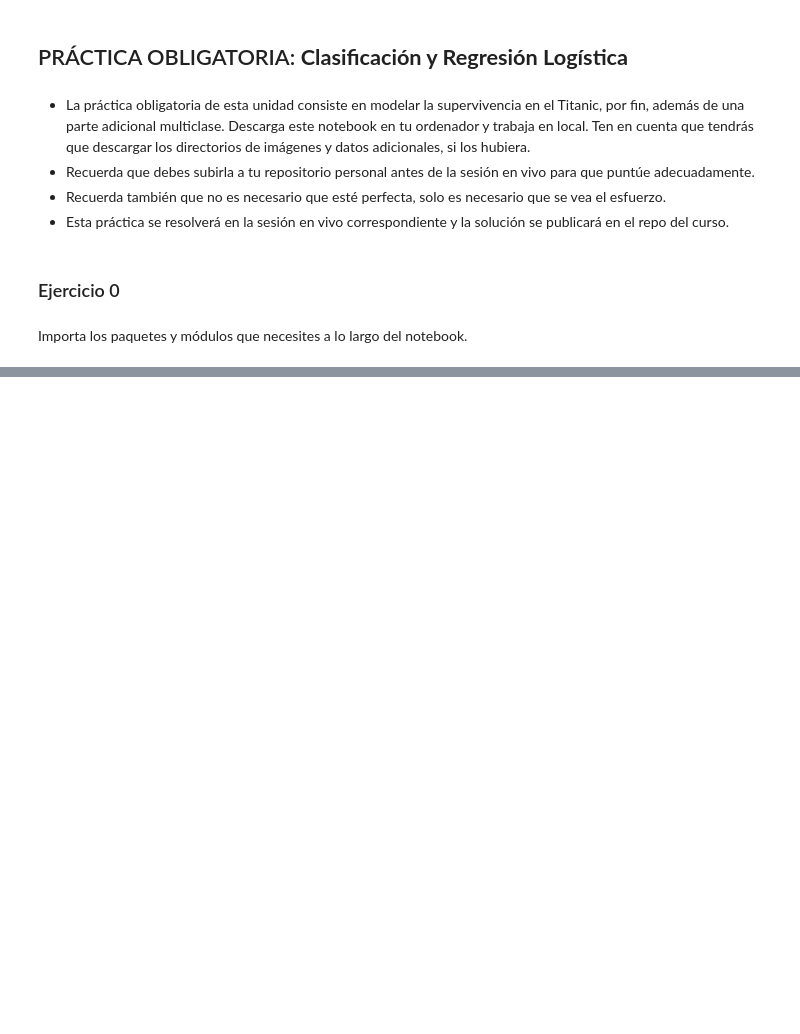
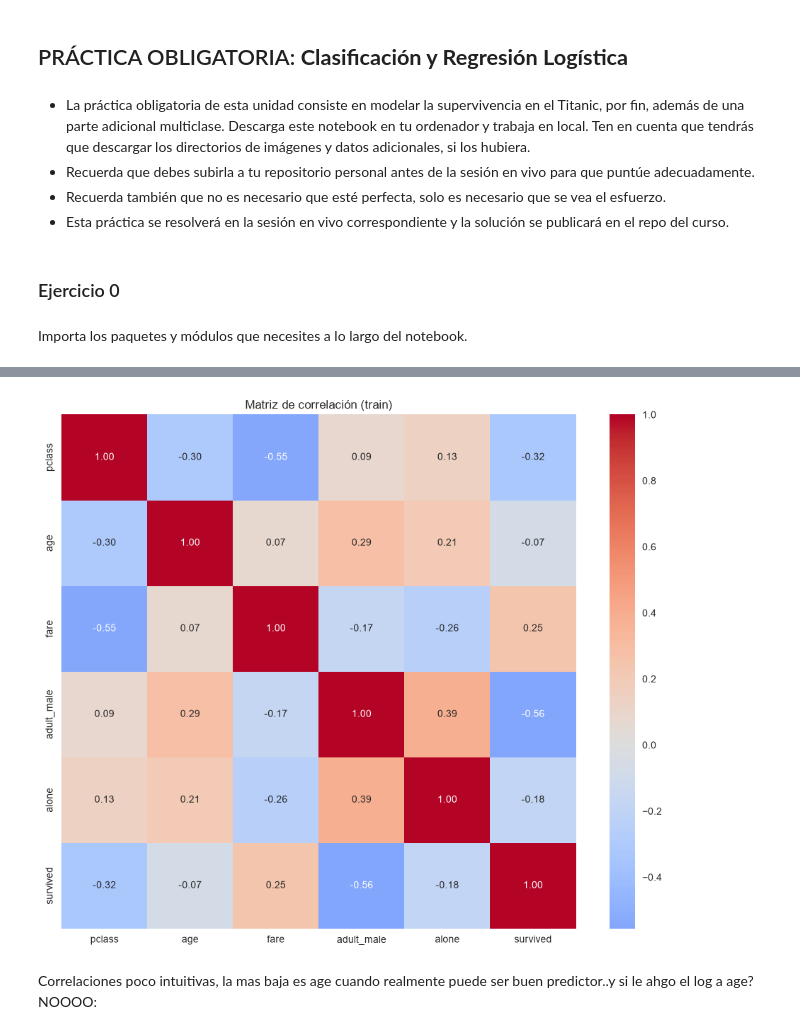
Before and after one commit to PaulitaLull/DATA_SCIENCE_PAULALULL, a Jupyter notebook: 04_Machine_Learning/02_ML_Supervisado/03_Clasificación/ejercicios/P01_Practica_Clasificacion_Regresion_Logistica.ipynb, the cells around one changed output, grey strips where cells are left out. Saved outputs shown, nothing was run; the diff lists cells and outputs as text; code cells hidden in the pictures; blank space fills up the shorter version.

```diff
--- a/04_Machine_Learning/02_ML_Supervisado/03_Clasificación/ejercicios/P01_Practica_Clasificacion_Regresion_Logistica.ipynb
+++ b/04_Machine_Learning/02_ML_Supervisado/03_Clasificación/ejercicios/P01_Practica_Clasificacion_Regresion_Logistica.ipynb
@@ -35,0 +155,14 @@ Los pasos para guiar el trabajo:
+# %%
+# Unir features y target en un solo DataFrame
+train = pd.concat([X_train, y_train], axis=1)
+corr_matrix=train.corr(numeric_only=True)
+plt.figure(figsize=(10,8))
+snn.heatmap(corr_matrix, annot=True, fmt=".2f", cmap="coolwarm", center=0, square=True)
+plt.title("Matriz de correlación (train)")
+plt.tight_layout()
+plt.show()
+# %% [output]
+[figure, added]
+# %% [markdown]
+Correlaciones poco intuitivas, la mas baja es age cuando realmente puede ser buen predictor..y si le ahgo el log a age?
+NOOOO:
```
Also changed, not shown: parts of 22 cells of this notebook, 41 other files.
